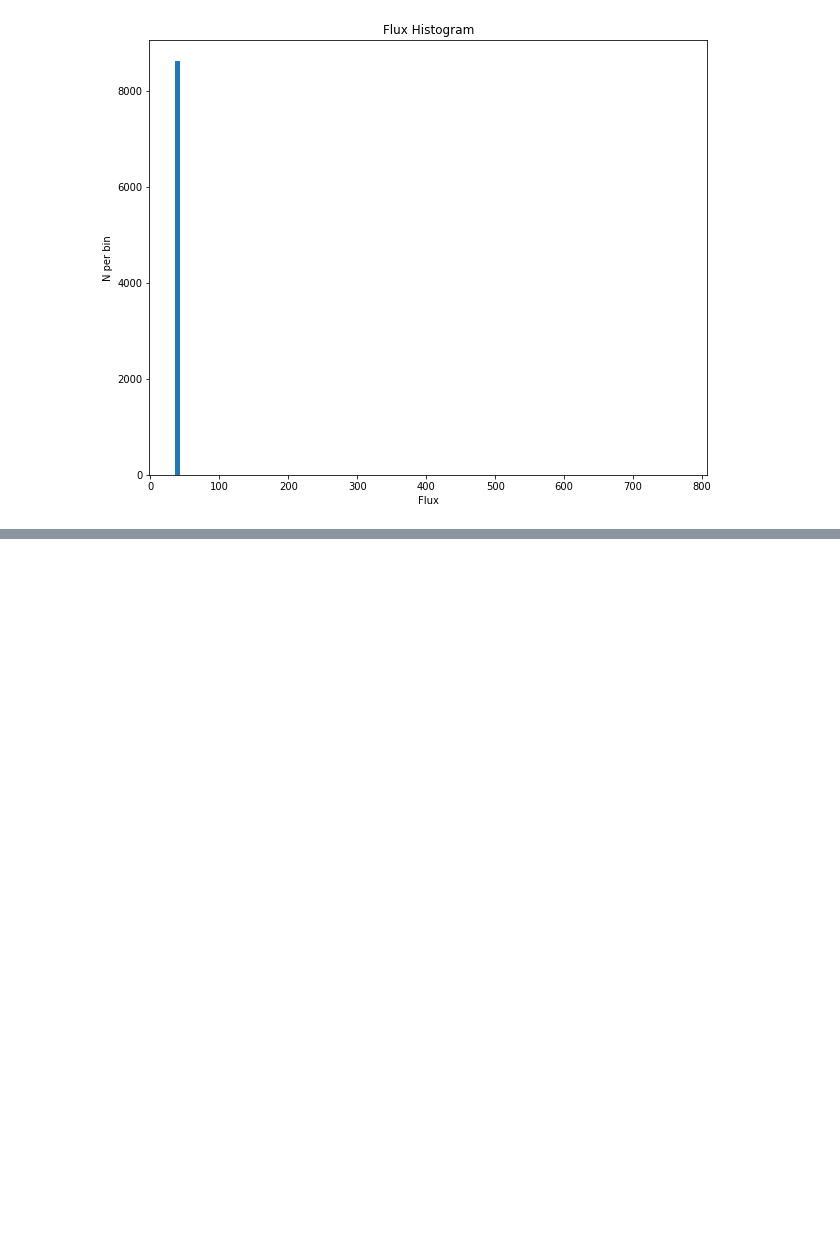
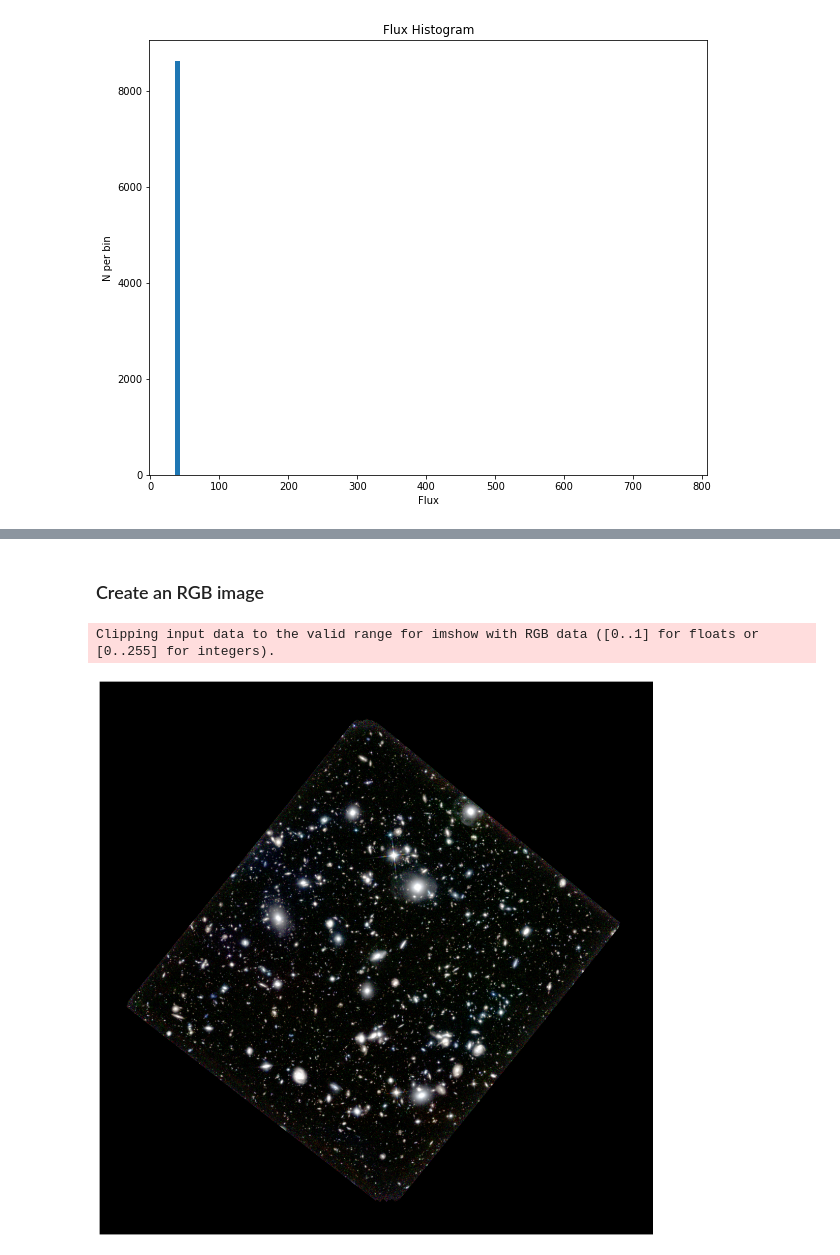
Before and after one commit to lreicher/astr19-final, a Jupyter notebook: udf-105w-sep.ipynb, the cells around one changed output, grey strips where cells are left out. Saved outputs shown, nothing was run; the diff lists cells and outputs as text; code cells hidden in the pictures; blank space fills up the shorter version.

```diff
--- a/udf-105w-sep.ipynb
+++ b/udf-105w-sep.ipynb
@@ -169,0 +253,30 @@ plt.savefig('histo.pdf', bbox_inches='tight', facecolor='white')
+# %%
+### use these rescaled images
+data_1_res, d1min, d1max = rescale_image(data1)
+data_2_res, d2min, d2max = rescale_image(data2)
+data_3_res, d3min, d3max = rescale_image(data3)
+# %%
+data_1_res[data_1_res<d1min] = d1min
+data_1_res[data_1_res>d1max] = d1max
+
+data_2_res[data_2_res<d2min] = d2min
+data_2_res[data_2_res>d2max] = d2max
+
+data_3_res[data_3_res<d3min] = d3min
+data_3_res[data_3_res>d3max] = d3max
+# %% [markdown]
+### Create an RGB image
+# %%
+rgb = np.zeros((data_1_res.shape[0],data_1_res.shape[1],3))
+# %%
+rgb[:,:,0] = (data_3_res-d3min)/(d3max-d3min)
+rgb[:,:,1] = (data_2_res-d2min)/(d2max-d2min)
+rgb[:,:,2] = (data_1_res-d1min)/(d1max-d1min)
+# %%
+f, ax = plt.subplots(1,1,figsize=(20,20))
+ax.axis('off')
+ax.imshow(rgb)
+plt.savefig('udf_image.png',bbox_inches='tight',pad_inches=0,dpi=600)
+# %% [output]
+Clipping input data to the valid range for imshow with RGB data ([0..1] for floats or [0..255] for integers).
+[figure, added]
```
Also changed, not shown: parts of 16 cells of this notebook, 6 other files.
